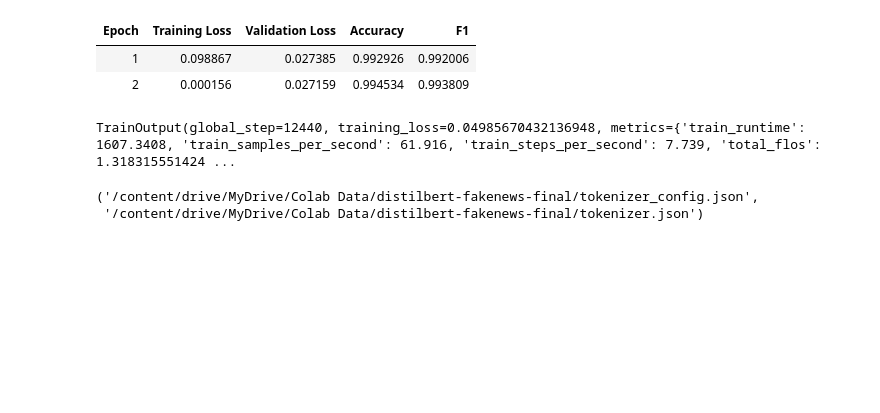
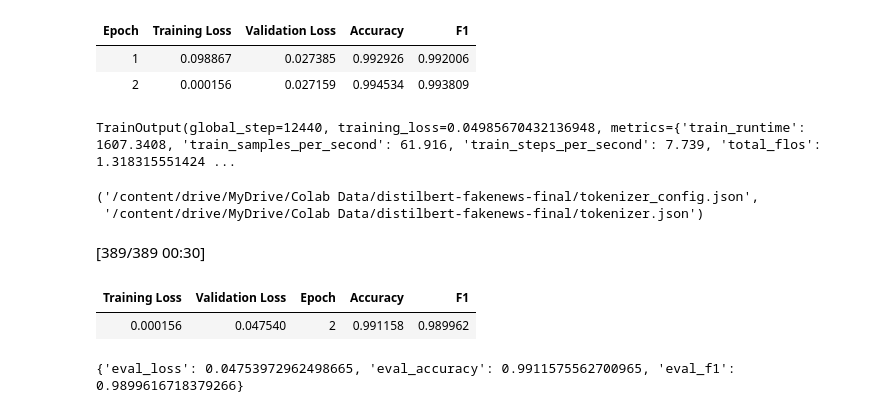
Before and after one commit to AmeyDande/Fake_News_Classisier, a Jupyter notebook: notebooks/using-distilbest-v2.ipynb, the cells around one changed output. Saved outputs shown, nothing was run; the diff lists cells and outputs as text; code cells hidden in the pictures; blank space fills up the shorter version.

```diff
--- a/notebooks/using-distilbest-v2.ipynb
+++ b/notebooks/using-distilbest-v2.ipynb
@@ -105,3 +105,11 @@ tokenizer.save_pretrained('/content/drive/MyDrive/Colab Data/distilbert-fakenews
 # %% [output]
 ('/content/drive/MyDrive/Colab Data/distilbert-fakenews-final/tokenizer_config.json',
  '/content/drive/MyDrive/Colab Data/distilbert-fakenews-final/tokenizer.json')
+# %%
+results = trainer.evaluate(test_dataset)
+print(results)
+# %% [output]
+[389/389 00:30]
+| Training Loss | Validation Loss | Epoch | Accuracy | F1 |
+| 0.000156 | 0.047540 | 2 | 0.991158 | 0.989962 |
+{'eval_loss': 0.04753972962498665, 'eval_accuracy': 0.9911575562700965, 'eval_f1': 0.9899616718379266}
```
Also changed, not shown: parts of 1 cell of this notebook.
